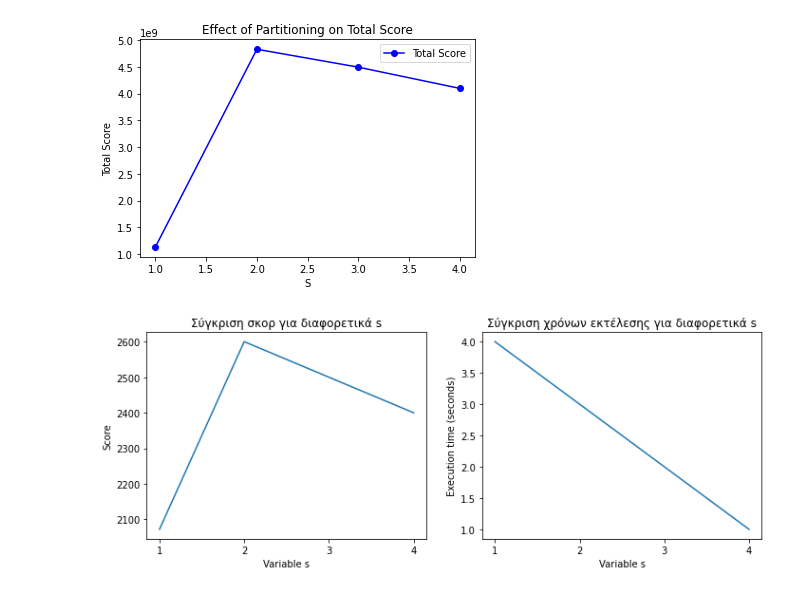
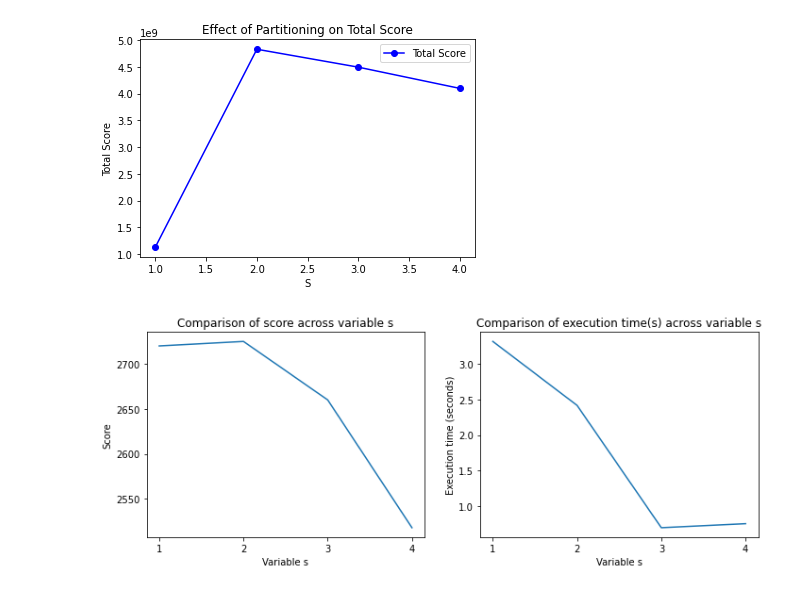
Before and after one commit to stathiskaps/PTOPTW, a Jupyter notebook: plotting.ipynb, the cells around one changed output. Saved outputs shown, nothing was run; the diff lists cells and outputs as text; code cells hidden in the pictures.

```diff
--- a/plotting.ipynb
+++ b/plotting.ipynb
@@ -387,9 +387,9 @@ fig, (ax1, ax2) = plt.subplots(1, 2, figsize=(12, 4))
 pad = 5
 
 
-scores = [2072, 2600, 2500, 2400]
+scores = [2720, 2725, 2660, 2518]
 
-times = [4, 3, 2, 1]
+times = [3.319, 2.418, 0.695, 0.752]
 
 
 cc = ['#1f77b4', '#ff7f0e', '#2ca02c', '#d62728']
@@ -397,33 +397,33 @@ cc = ['#1f77b4', '#ff7f0e', '#2ca02c', '#d62728']
 
 ax1.plot(range(1, 5), scores)
 ax1.set_xlabel('Variable s')
 ax1.set_ylabel('Score')
-ax1.set_title('Σύγκριση σκορ για διαφορετικά s')
+ax1.set_title('Comparison of score across variable s')
 # ax1.legend()
 
 ax2.plot(range(1, 5), times)
 ax2.set_xlabel('Variable s')
 ax2.set_ylabel('Execution time (seconds)')
-ax2.set_title('Σύγκριση χρόνων εκτέλεσης για διαφορετικά s')
+ax2.set_title('Comparison of execution time(s) across variable s')
 # ax2.legend()
 
 ax1.set_xticks(range(1,5))
 ax2.set_xticks(range(1,5))
 
 # ax1.annotate('m = 7', xy=(0, 0.5), xytext=(-axs[0].yaxis.labelpad - pad, 0),
 #             xycoords=axs[0].yaxis.label, textcoords='offset points',
 #             size='large', ha='right', va='center')
 # for ax, row in zip(axs[:], rows):
 #     ax.annotate('m = 7', xy=(0, 0.5), xytext=(-ax.yaxis.labelpad - pad, 0),
 #                 xycoords=ax.yaxis.label, textcoords='offset points',
 #                 size='large', ha='right', va='center')
 
 # # Adjust the spacing between subplots
 # fig.tight_layout()
 
 fig.subplots_adjust(left=0.15)
 
 # display the plot
 plt.show()
 # %% [output]
-[figure, old version]
+[figure, new version]
```
Also changed, not shown: 1 other file.
